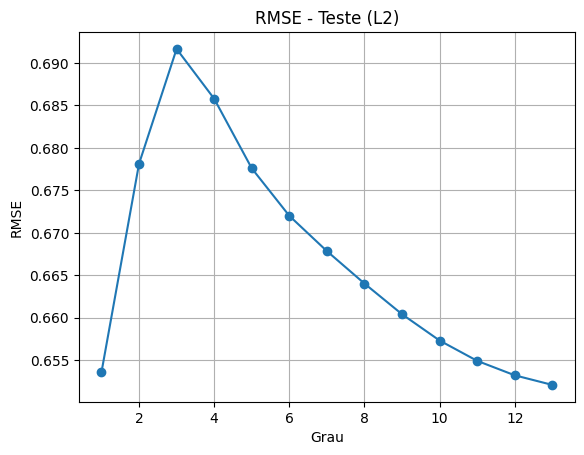
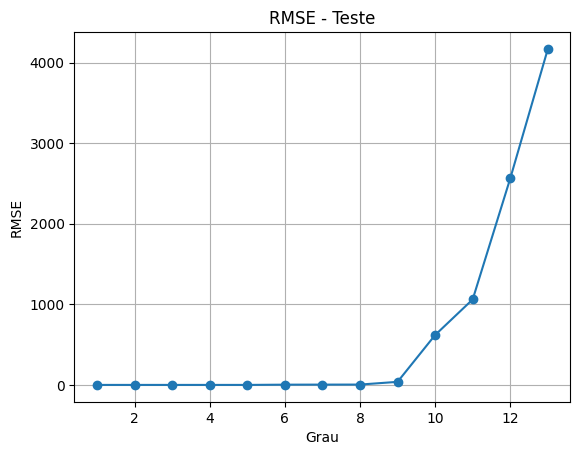
The notebook cell's code change between the first figure and the second:
--- before
+++ after
@@ -1,5 +1,5 @@
 plt.figure()
-plt.plot(graus, rmse_test_l2, marker='o')
-plt.title('RMSE - Teste (L2)')
+plt.plot(graus, rmse_test_list, marker='o')
+plt.title('RMSE - Teste')
 plt.xlabel('Grau')
 plt.ylabel('RMSE')

Commit: refs mudando normalização de lugar